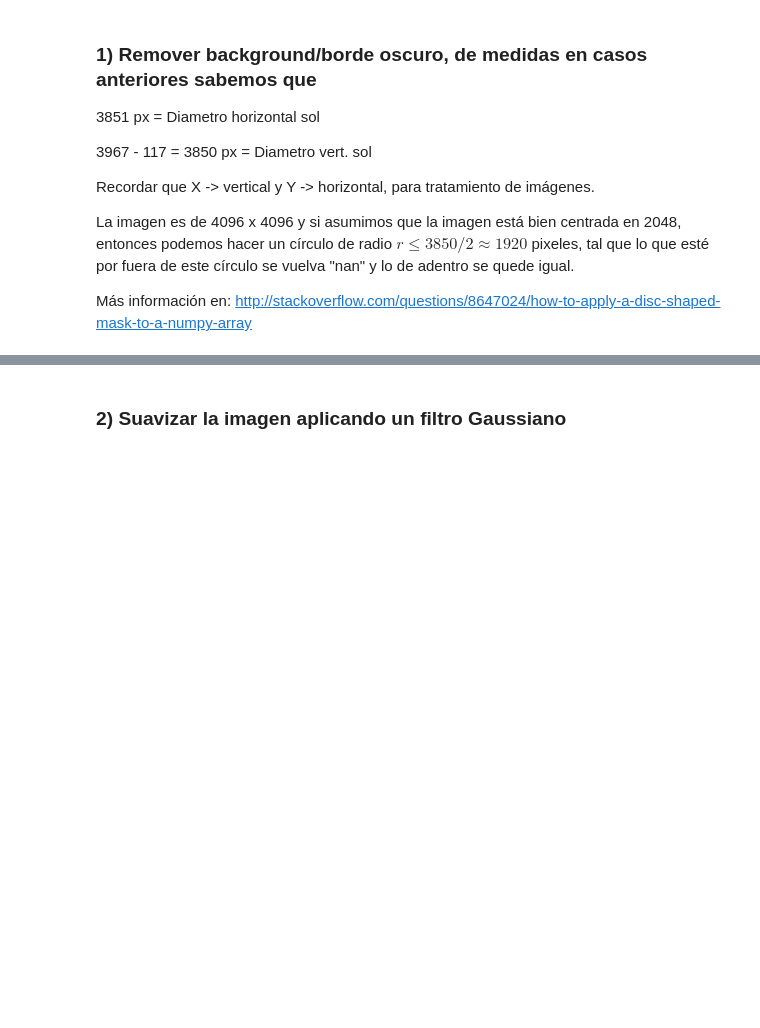
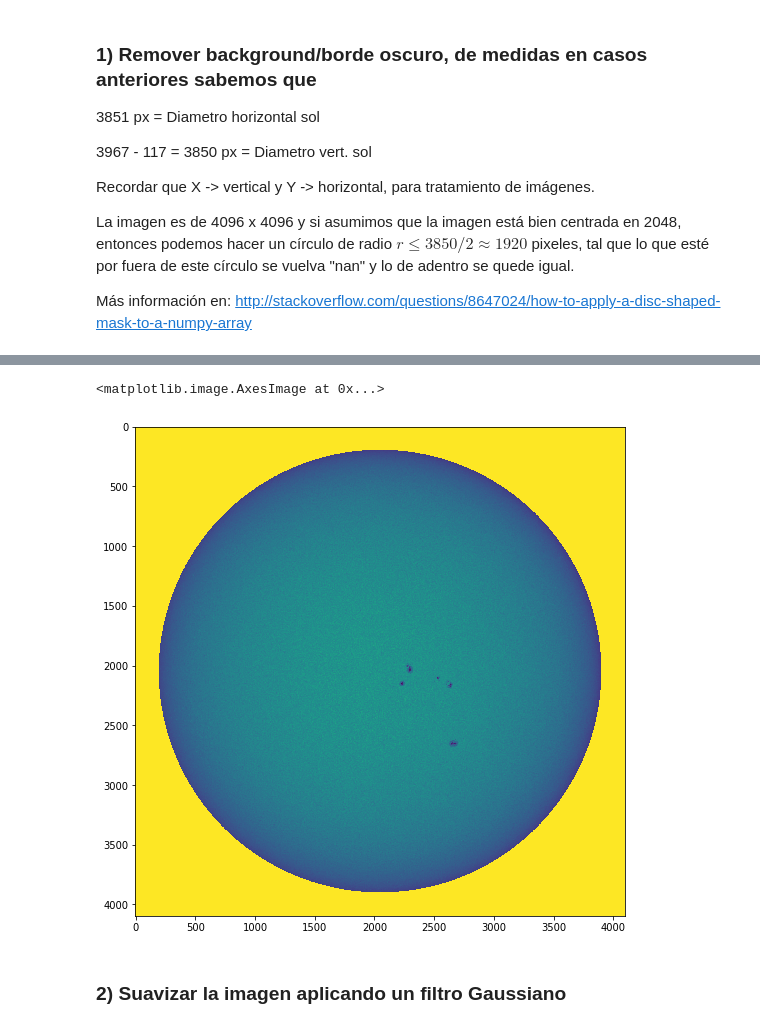
Before and after one commit to ijpulidos/solar-physics-ex, a Jupyter notebook: rotation/Processing.ipynb, the cells around one changed output, grey strips where cells are left out. Cells and saved outputs as stored; diff of their text form; code cells hidden in the pictures; blank space fills up the shorter version.

```diff
--- a/rotation/Processing.ipynb
+++ b/rotation/Processing.ipynb
@@ -213,13 +229,14 @@ def extract_fits_data(index):
     return fitsfile[1].header, fitsfile[1].data
 # %%
 # Apply mask
-header, data = extract_fits_data(14)
+header, data = extract_fits_data(10)
 sun_map = Map((data, header))
 data[mask] = 100000
 # plot data to check background removal
 %matplotlib inline
-plt.figure()
+plt.figure(figsize=(16,9))
 plt.imshow(data)
-plt.figure()
-plt.imshow(extract_fits_data(14))
-plt.show()
+#plt.figure()
+#plt.imshow(extract_fits_data(14))
+#plt.show()
+# %% [output]
@@ -226,3 +257,5 @@ plt.show()
+<matplotlib.image.AxesImage at 0x...>
+[figure, added]
 # %% [markdown]
 ### 2) Suavizar la imagen aplicando un filtro Gaussiano
 # %%
```
Also changed, not shown: parts of 19 cells of this notebook.
